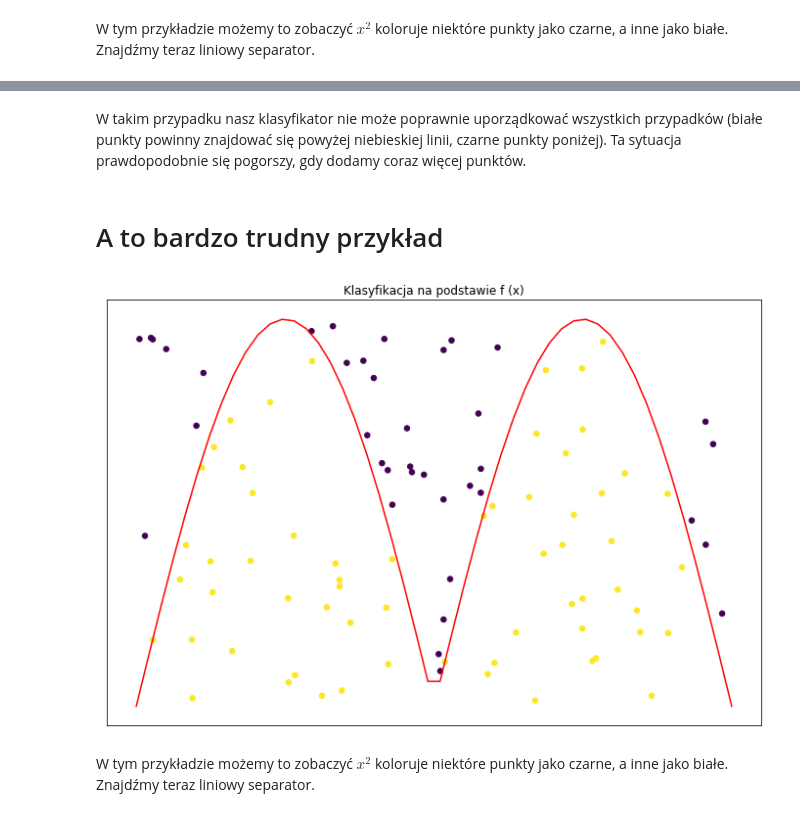
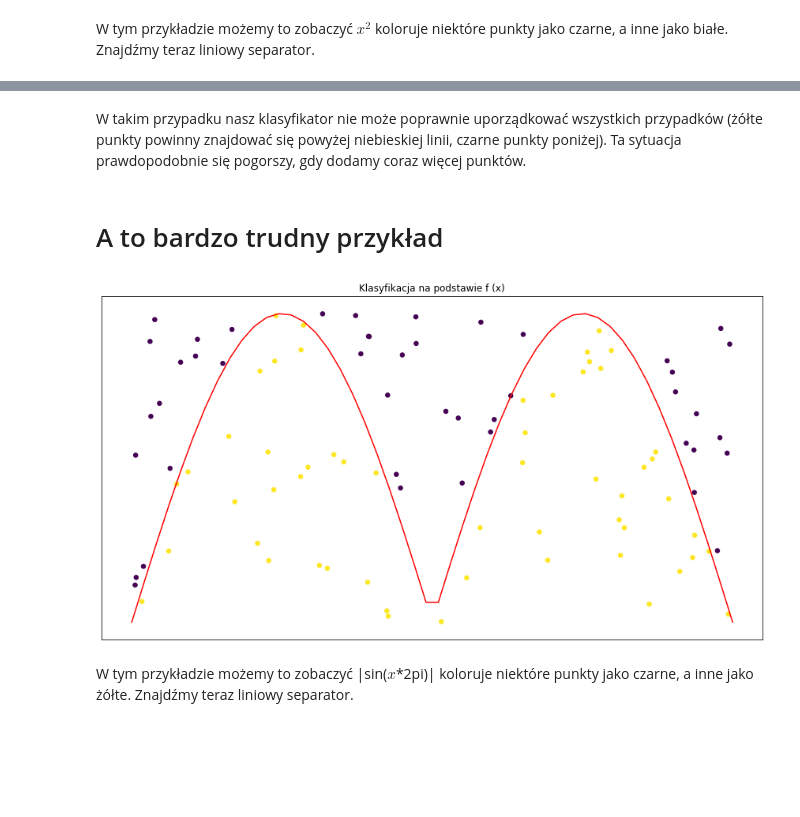
Before and after one commit to DariuszN/Perceptron, a Jupyter notebook: CD_2019_perceptron_Dariusz_Nowak.ipynb, the cells around one changed output, grey strips where cells are left out. Cells and saved outputs as stored; diff of their text form; code cells hidden in the pictures; blank space fills up the shorter version.

```diff
--- a/CD_2019_perceptron_Dariusz_Nowak.ipynb
+++ b/CD_2019_perceptron_Dariusz_Nowak.ipynb
@@ -3,6 +11,6 @@ import numpy as np
 import matplotlib.pyplot as plt
 %matplotlib inline
 # %%
-# Prametry rozmiaru ubrazka.
-plt.rcParams['figure.figsize'] = (12.0, 8.0)
+# Prametry rozmiaru obrazka.
+plt.rcParams['figure.figsize'] = (15.0, 8.0)
 # %% [markdown]
@@ -170,5 +187,5 @@ figa.axes.get_yaxis().set_visible(False)
 # %% [markdown]
-W takim przypadku nasz klasyfikator nie może poprawnie uporządkować wszystkich przypadków (białe punkty powinny znajdować się powyżej niebieskiej linii, czarne punkty poniżej). Ta sytuacja prawdopodobnie się pogorszy, gdy dodamy coraz więcej punktów.
+W takim przypadku nasz klasyfikator nie może poprawnie uporządkować wszystkich przypadków (żółte punkty powinny znajdować się powyżej niebieskiej linii, czarne punkty poniżej). Ta sytuacja prawdopodobnie się pogorszy, gdy dodamy coraz więcej punktów.
 # %% [markdown]
 # A to bardzo trudny przykład
 # %%
@@ -181,21 +198,21 @@ x = np.linspace(0,1);
 N = 100
 x_n = np.random.rand(N,2)
 # %%
-fig = pl.figure()
-figa = pl.gca();
-# Narysuk klasyfikator
+fig = plt.figure()
+figa = plt.gca();
+# Narysuj klasyfikator
 plt.plot(x,f(x),'r')
 # Klasyfikuj używając funkcji  f(x)
 y_n = np.sign(f(x_n[:,0])-x_n[:,1])
 colors = (y_n+1)/2.0;
 plt.scatter(x_n[:,0],x_n[:,1],c=colors,s=30);
 plt.title('Klasyfikacja na podstawie f (x)')
 figa.axes.get_xaxis().set_visible(False)
 figa.axes.get_yaxis().set_visible(False)
 # %% [output]
-[figure, old version]
+[figure, new version]
 # %% [markdown]
-W tym przykładzie możemy to zobaczyć $x^2$ koloruje niektóre punkty jako czarne, a inne jako białe. Znajdźmy teraz liniowy separator.
+W tym przykładzie możemy to zobaczyć |sin($x$*2pi)|  koloruje niektóre punkty jako czarne, a inne jako żółte. Znajdźmy teraz liniowy separator.
 # %%
 # Spróbuj percepton z tymi danymi.
 w = perceptron(x_n,y_n,MaxSteps=1000)
```
Also changed, not shown: parts of 18 cells of this notebook.
